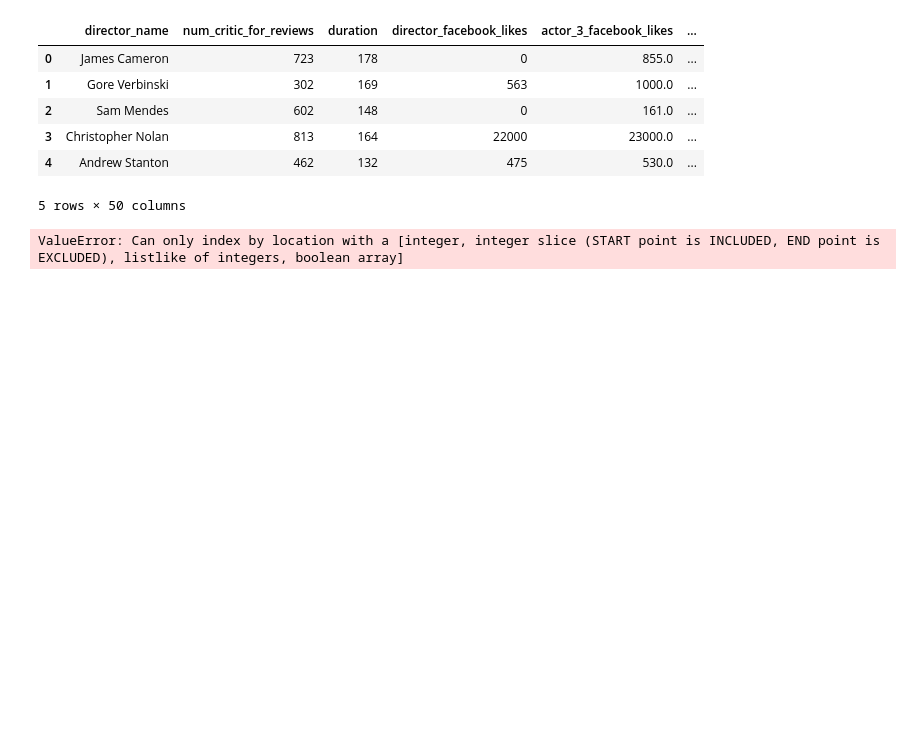
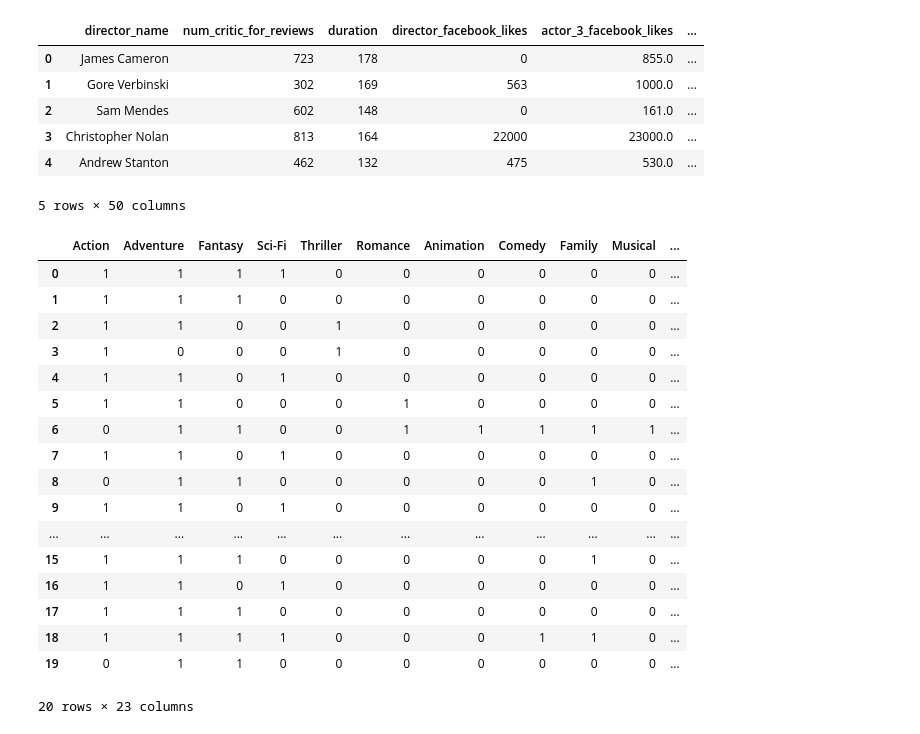
Before and after one commit to padthai-sketch/Project_Shoot-for-the-stars, a Jupyter notebook: Notebooks/one hot encoding imdb.ipynb, the cells around one changed output. Saved outputs shown, nothing was run; the diff lists cells and outputs as text; code cells hidden in the pictures; blank space fills up the shorter version.

```diff
--- a/Notebooks/one hot encoding imdb.ipynb
+++ b/Notebooks/one hot encoding imdb.ipynb
@@ -4,8 +7,8 @@ import numpy as np
 # %%
 data_path = '../Data/IMDB_Dataset_Cleaned.csv'
 df = pd.read_csv(data_path)
-#df = df.rename(columns={'movie_title.1' : 'movie_title'})
-#df = df.drop_duplicates(subset='movie_title').dropna()
+df = df.rename(columns={'movie_title.1' : 'movie_title'})
+df = df.drop_duplicates(subset='movie_title').dropna().reset_index().drop('index', axis=1)
 df.head()
 # %% [output]
 |  | director_name | num_critic_for_reviews | duration | director_facebook_likes | actor_3_facebook_likes | ... |
@@ -38,12 +41,29 @@ df.head()
 # %%
 for idx in range(len(df)):
     genres = df.loc[idx, 'genres']
     for genre in genres:
-        df.iloc[idx, genre] = 1
+        df.loc[idx, genre] = 1
 
 df = df.drop(['genres'], axis=1)
 df[unique].head(20)
 # %% [output]
+|  | Action | Adventure | Fantasy | Sci-Fi | Thriller | Romance | Animation | Comedy | Family | Musical | ... |
+| 0 | 1 | 1 | 1 | 1 | 0 | 0 | 0 | 0 | 0 | 0 | ... |
+| 1 | 1 | 1 | 1 | 0 | 0 | 0 | 0 | 0 | 0 | 0 | ... |
+| 2 | 1 | 1 | 0 | 0 | 1 | 0 | 0 | 0 | 0 | 0 | ... |
+| 3 | 1 | 0 | 0 | 0 | 1 | 0 | 0 | 0 | 0 | 0 | ... |
+| 4 | 1 | 1 | 0 | 1 | 0 | 0 | 0 | 0 | 0 | 0 | ... |
+| 5 | 1 | 1 | 0 | 0 | 0 | 1 | 0 | 0 | 0 | 0 | ... |
+| 6 | 0 | 1 | 1 | 0 | 0 | 1 | 1 | 1 | 1 | 1 | ... |
+| 7 | 1 | 1 | 0 | 1 | 0 | 0 | 0 | 0 | 0 | 0 | ... |
+| 8 | 0 | 1 | 1 | 0 | 0 | 0 | 0 | 0 | 1 | 0 | ... |
+| 9 | 1 | 1 | 0 | 1 | 0 | 0 | 0 | 0 | 0 | 0 | ... |
+| ... | ... | ... | ... | ... | ... | ... | ... | ... | ... | ... | ... |
+| 15 | 1 | 1 | 1 | 0 | 0 | 0 | 0 | 0 | 1 | 0 | ... |
+| 16 | 1 | 1 | 0 | 1 | 0 | 0 | 0 | 0 | 0 | 0 | ... |
+| 17 | 1 | 1 | 1 | 0 | 0 | 0 | 0 | 0 | 0 | 0 | ... |
+| 18 | 1 | 1 | 1 | 1 | 0 | 0 | 0 | 1 | 1 | 0 | ... |
+| 19 | 0 | 1 | 1 | 0 | 0 | 0 | 0 | 0 | 0 | 0 | ... |
-ValueError: Can only index by location with a [integer, integer slice (START point is INCLUDED, END point is EXCLUDED), listlike of integers, boolean array]
+20 rows × 23 columns
 # %%
 df.to_csv('../Data/imdb_clean.csv')
```
Also changed, not shown: parts of 1 cell of this notebook, 4 other files.
